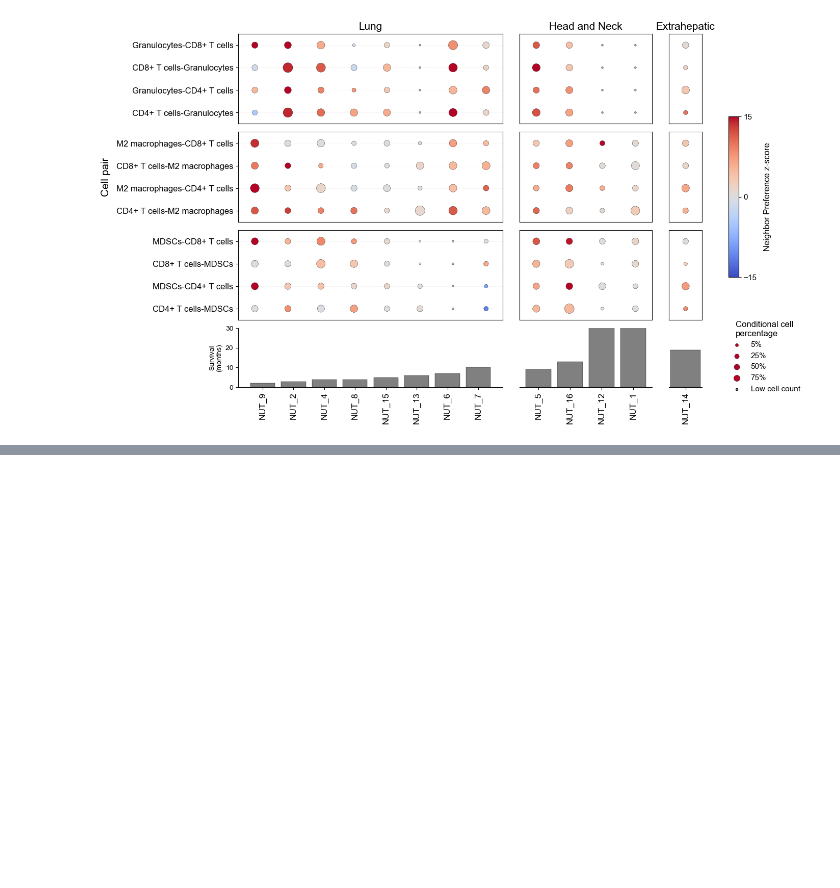
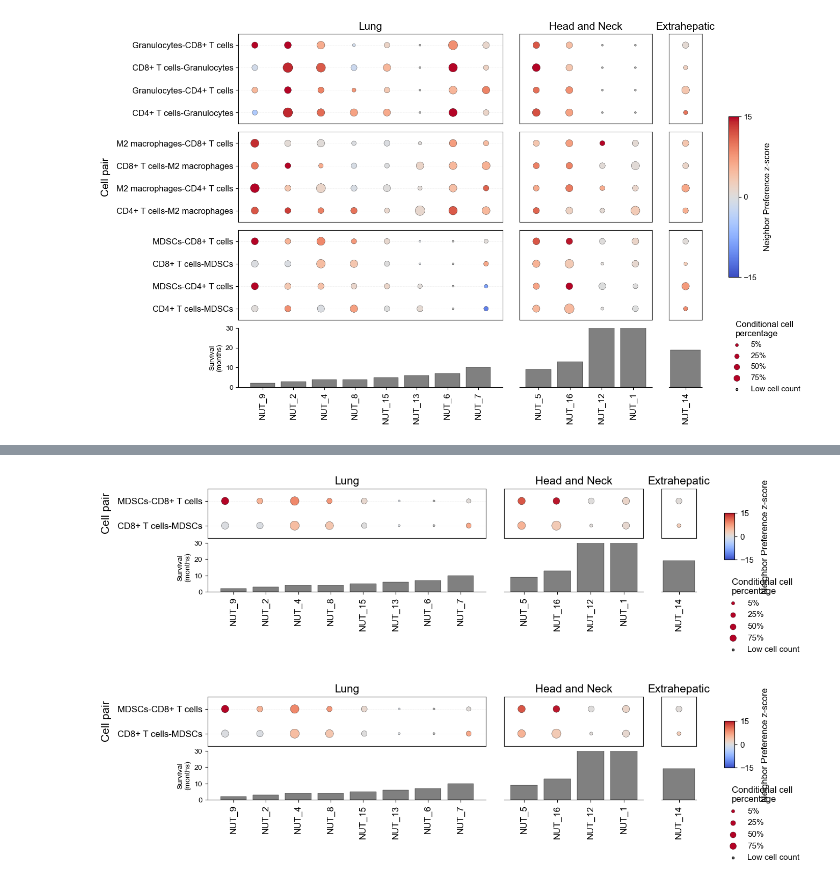
Before and after one commit to SchapiroLabor/NUT_spatial, a Jupyter notebook: cozi/cozi.ipynb, the cells around one changed output, grey strips where cells are left out. Drawn from its saved outputs; the diff is of its cells as text; code cells hidden in the pictures; blank space fills up the shorter version.

Commit message:
modified some of the figures

```diff
--- a/cozi/cozi.ipynb
+++ b/cozi/cozi.ipynb
@@ -329,0 +410,3 @@ raw_interaction_table = raw_interaction_table.merge(tumor_cells, on="patient_exp
+# %%
+myeloid_t_poster = myeloid_t[myeloid_t["cell_pair"].isin(["MDSCs-CD8+ T cells", "CD8+ T cells-MDSCs"])].copy()
+myeloid_t_poster
@@ -329,0 +431,31 @@ raw_interaction_table = raw_interaction_table.merge(tumor_cells, on="patient_exp
+# %%
+split_groups = {
+        "MDSCs": [
+        "MDSCs-CD8+ T cells", "CD8+ T cells-MDSCs",
+    ]
+}
+
+
+
+cozi_dotplot_facet_split(
+    myeloid_t_poster,
+    column_name="cell_pair",
+    zscore_col="zscore",
+    patient_col="patient_ID",
+    split_groups=split_groups,
+    group_gap=0.1,
+    survival_data=survival_data,
+    survival_col="survival_time_months",
+    tumor_site_col="tumor_site",
+    survival_ylim=(0, 30),
+    surv_height=0.5,
+    vmin=-15,
+    vmax=15,
+    figsize=(13, 2.5),
+    site_width_ratios=[4, 2, 0.5],
+    show_legend=True,
+    save_path=os.path.join(results_dir, "mdscs_cd8_colocalization_dotplot_by_site.pdf")
+)
+# %% [output]
+[figure, added]
+[figure, added]
```
Also changed, not shown: parts of 9 cells of this notebook, 9 other files.
